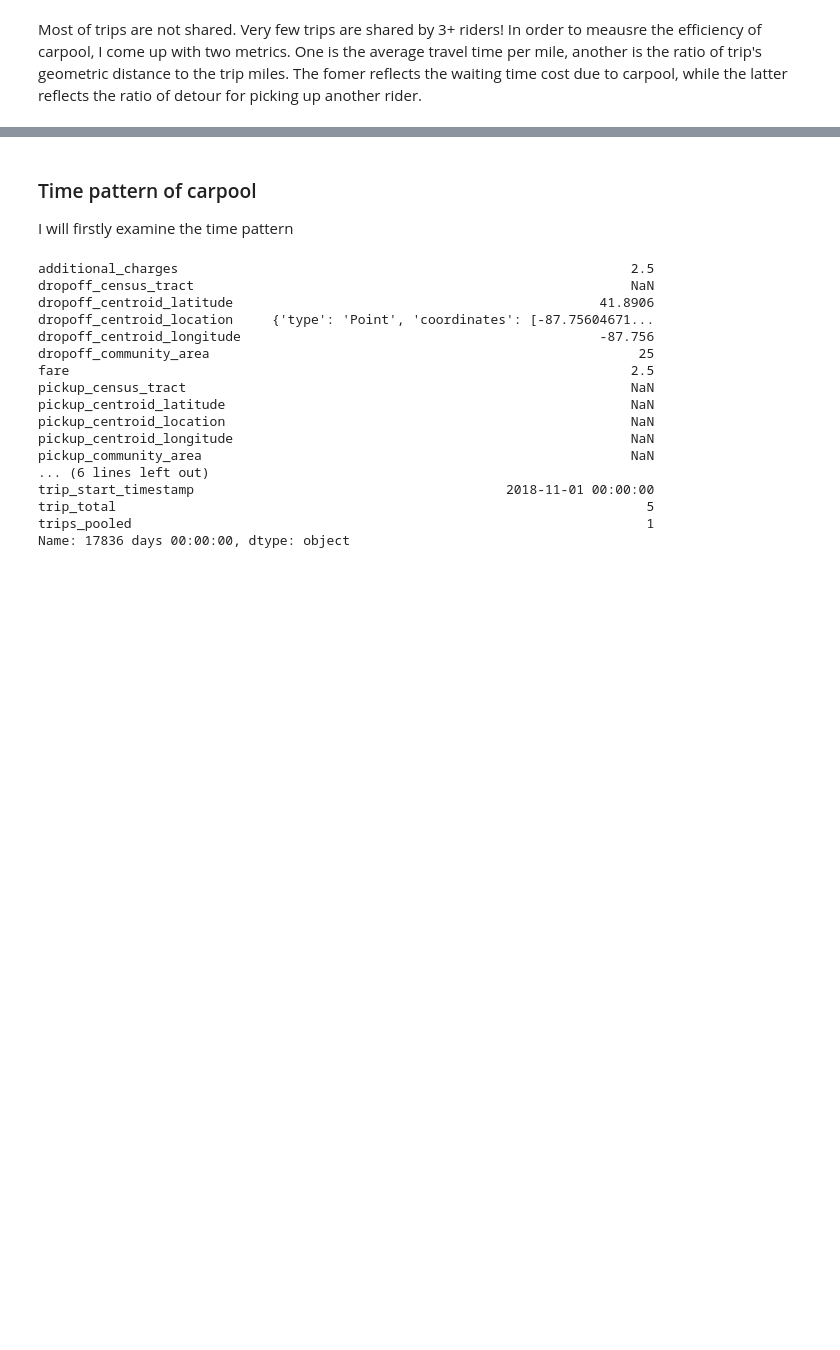
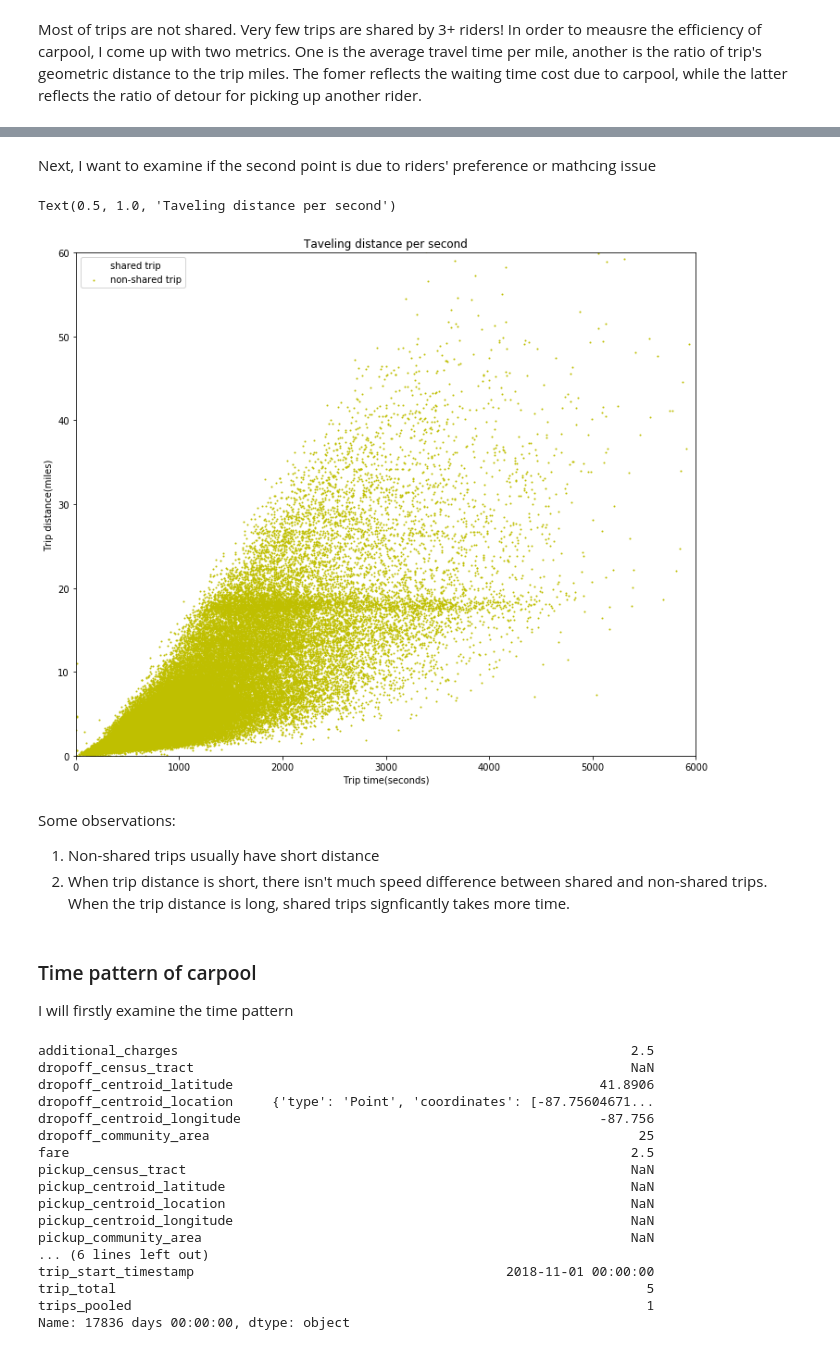
Before and after one commit to theppp/Ridesharing-data, a Jupyter notebook: Learn.ipynb, the cells around one changed output, grey strips where cells are left out. Drawn from its saved outputs; the diff is of its cells as text; code cells hidden in the pictures; blank space fills up the shorter version.

```diff
--- a/Learn.ipynb
+++ b/Learn.ipynb
@@ -92,3 +206,25 @@ plt.scatter(df['trip_seconds'],df['trip_miles'],s=0.4)
+# %% [markdown]
+Next, I want to examine if the second point is due to riders' preference or mathcing issue
+# %%
+plt.figure(figsize=(12,10))
+d = df[df['trips_pooled']>1]
+plt.scatter(d['trip_seconds'],d['trip_miles'],s=1,c='r',label='shared trip',alpha=0)
+d = df[df['trips_pooled']==1]
+plt.scatter(d['trip_seconds'],d['trip_miles'],s=1,c='y',label='non-shared trip',alpha=1)
+plt.xlim(0,6000)
+plt.ylim(0,60)
+
+plt.xlabel('Trip time(seconds)')
+plt.ylabel('Trip distance(miles)')
+plt.legend()
+plt.title('Taveling distance per second')
+# %% [output]
+Text(0.5, 1.0, 'Taveling distance per second')
+[figure, added]
+# %% [markdown]
+Some observations:
+1. Non-shared trips usually have short distance
+2. When trip distance is short, there isn't much speed difference between shared and non-shared trips. When the trip distance is long, shared trips signficantly takes more time.
 # %% [markdown]
 ### Time pattern of carpool
 I will firstly examine the time pattern
```
Also changed, not shown: parts of 13 cells of this notebook.
